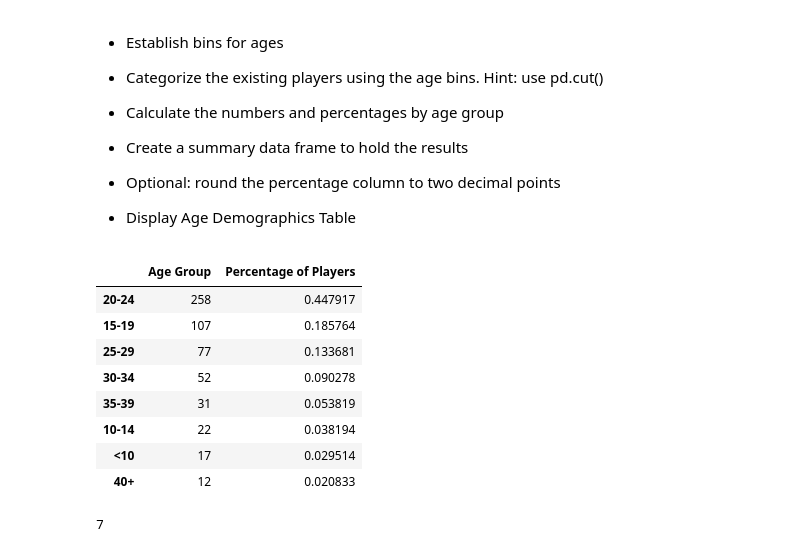
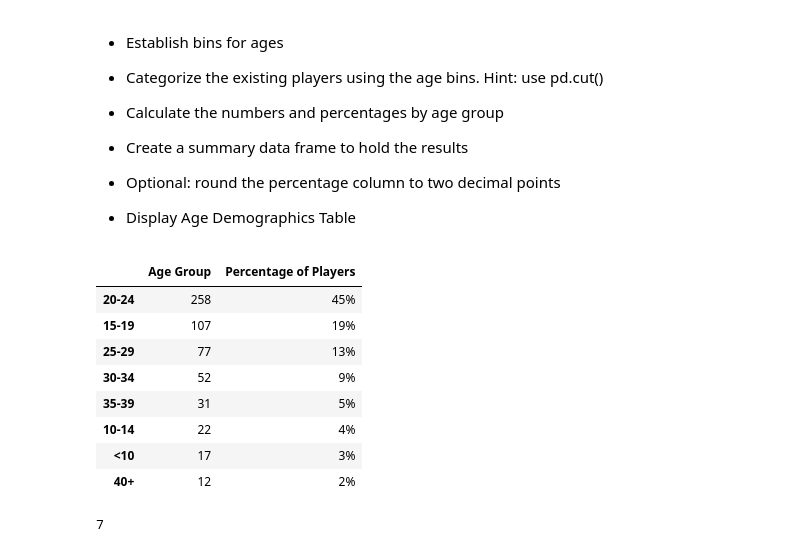
Before and after one commit to adrianstrecker/pandas-challenge, a Jupyter notebook: HeroesOfPymoli_starter.ipynb, the cells around one changed output. Cells and saved outputs as stored; diff of their text form; code cells hidden in the pictures.

Commit message:
Formatted age percentage

```diff
--- a/HeroesOfPymoli_starter.ipynb
+++ b/HeroesOfPymoli_starter.ipynb
@@ -234,26 +209,29 @@ group_names = ["<10", "10-14", "15-19", "20-24", "25-29", "30-34", "35-39", "40+
 # %%
 #Purchase_data["Age"].value_counts()
 
 purchase_data["Age Group"] = pd.cut(purchase_data["Age"], bins, labels = group_names)
 purchase_data
 #Create table for ages
 age_group = pd.DataFrame(purchase_data[["SN", "Age Group"]].drop_duplicates())
 age_counts = age_group["Age Group"].value_counts()
 
 total_age_counts = pd.DataFrame(age_counts)
 #Add percentage
 total_age_counts["Percentage of Players"] = total_age_counts["Age Group"]/total_age_counts["Age Group"].sum()
+
+#format percentage column
+total_age_counts["Percentage of Players"] = total_age_counts["Percentage of Players"].astype(float).map("{:.0%}".format)
 total_age_counts
 # %% [output]
 |  | Age Group | Percentage of Players |
-| 20-24 | 258 | 0.447917 |
-| 15-19 | 107 | 0.185764 |
-| 25-29 | 77 | 0.133681 |
-| 30-34 | 52 | 0.090278 |
-| 35-39 | 31 | 0.053819 |
-| 10-14 | 22 | 0.038194 |
-| <10 | 17 | 0.029514 |
-| 40+ | 12 | 0.020833 |
+| 20-24 | 258 | 45% |
+| 15-19 | 107 | 19% |
+| 25-29 | 77 | 13% |
+| 30-34 | 52 | 9% |
+| 35-39 | 31 | 5% |
+| 10-14 | 22 | 4% |
+| <10 | 17 | 3% |
+| 40+ | 12 | 2% |
 # %%
 # %% [output]
 7
```
Also changed, not shown: parts of 2 cells of this notebook.
